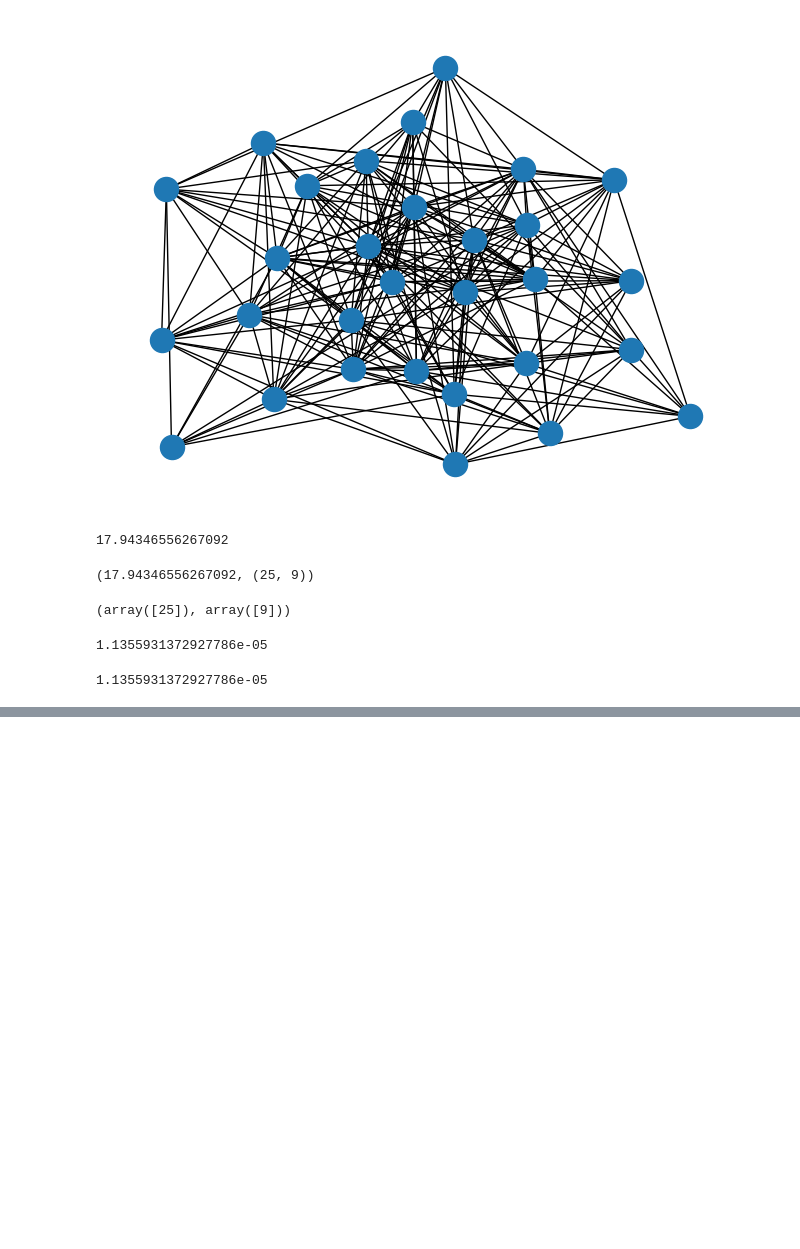
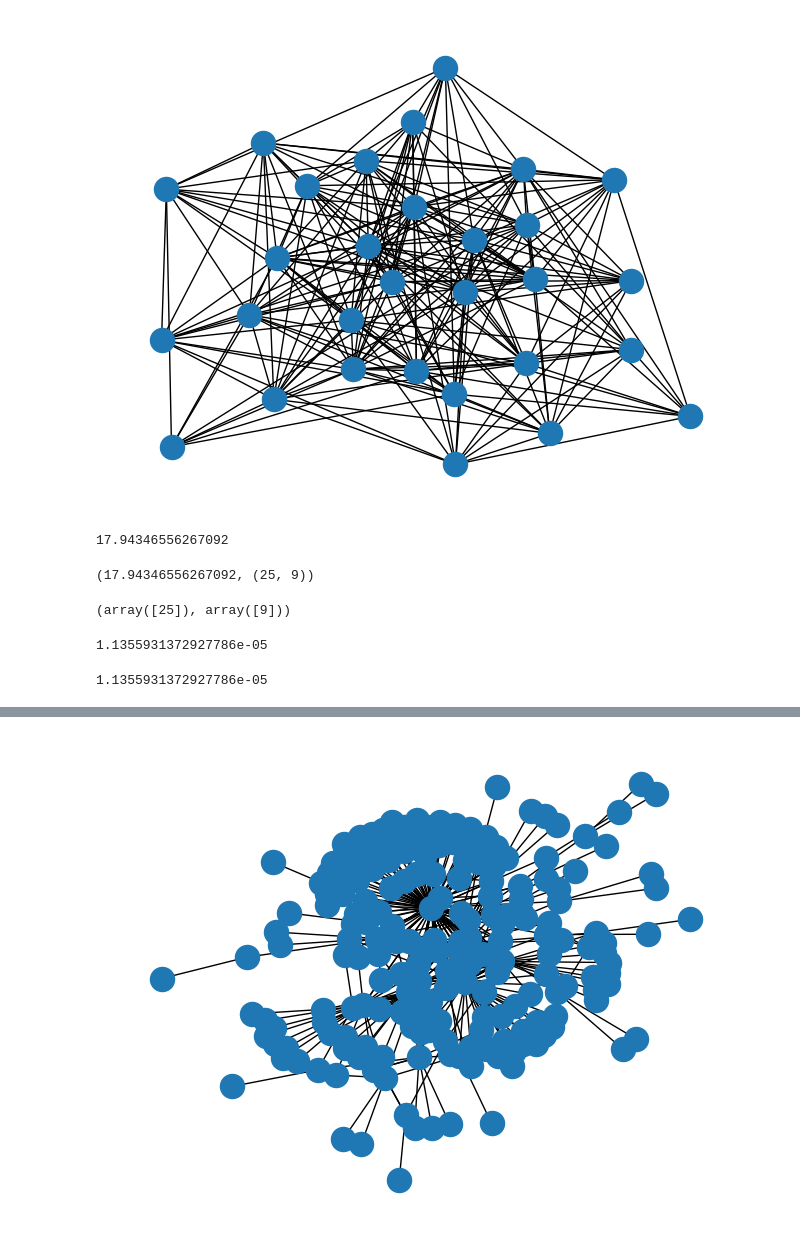
Before and after one commit to stringtherapy/hackathon, a Jupyter notebook: submission/classical_example.ipynb, the cells around one changed output, grey strips where cells are left out. Drawn from its saved outputs; the diff is of its cells as text; code cells hidden in the pictures; blank space fills up the shorter version.

```diff
--- a/submission/classical_example.ipynb
+++ b/submission/classical_example.ipynb
@@ -217,0 +273,4 @@ plt.plot(qs/qs[0],'go')
+# %%
+nx.draw(G)
+# %% [output]
+[figure, added]
```
Also changed, not shown: parts of 6 cells of this notebook.
